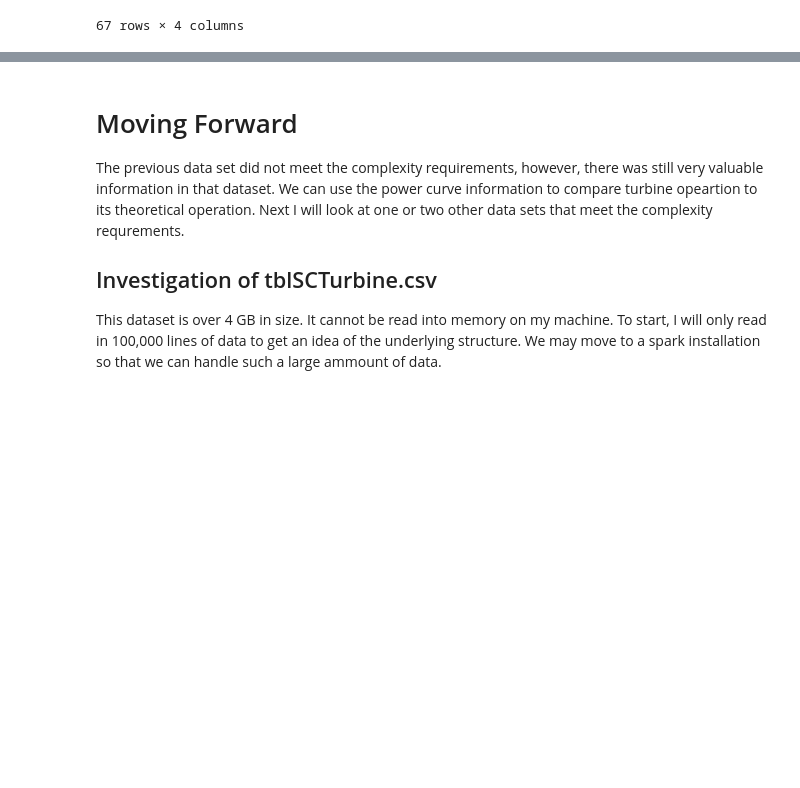
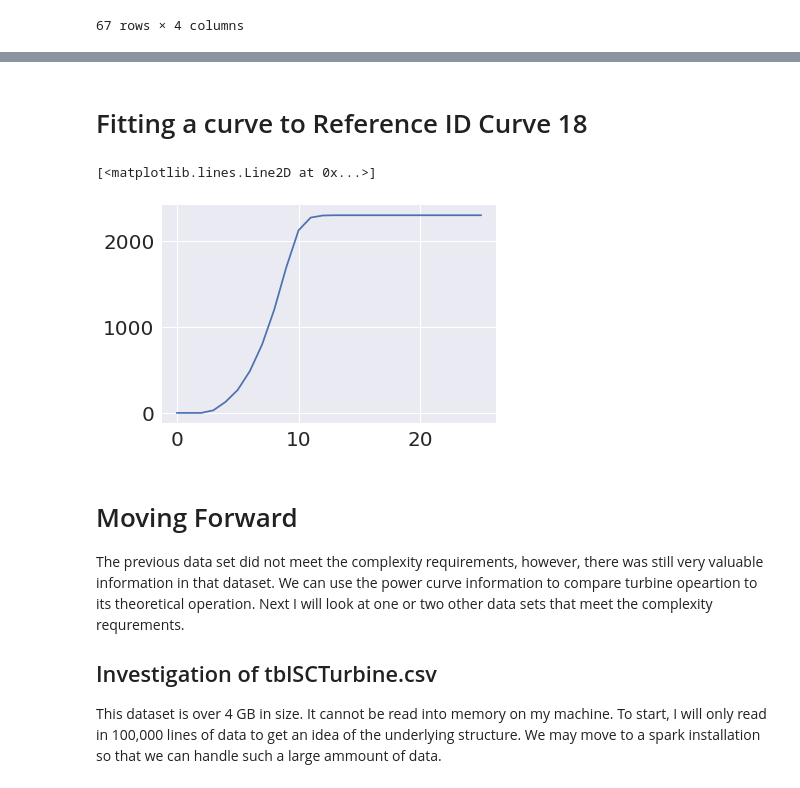
Before and after one commit to CaseyRMartinez/DataMiningProject1, a Jupyter notebook: Proj1_plots_KHT.ipynb, the cells around one changed output, grey strips where cells are left out. Saved outputs shown, nothing was run; the diff lists cells and outputs as text; code cells hidden in the pictures; blank space fills up the shorter version.

```diff
--- a/Proj1_plots_KHT.ipynb
+++ b/Proj1_plots_KHT.ipynb
@@ -164,3 +167,11 @@ Text(0.5,1,"Average Power Curve for Logan's Gap")
+# %% [markdown]
+# Fitting a curve to Reference ID Curve 18
+# %%
+ref = df_pc[df_pc["Ref_Curve_ID"] == 18]
+plt.plot(ref['Wind_Speed'], ref['Active_Power_kW'])
+# %% [output]
+[<matplotlib.lines.Line2D at 0x...>]
+[figure, added]
 # %% [markdown]
 # Moving Forward
 The previous data set did not meet the complexity requirements, however, there was still very valuable information in that dataset. We can use the power curve information to compare turbine opeartion to its theoretical operation. Next I will look at one or two other data sets that meet the complexity requrements.
```
Also changed, not shown: parts of 9 cells of this notebook.
